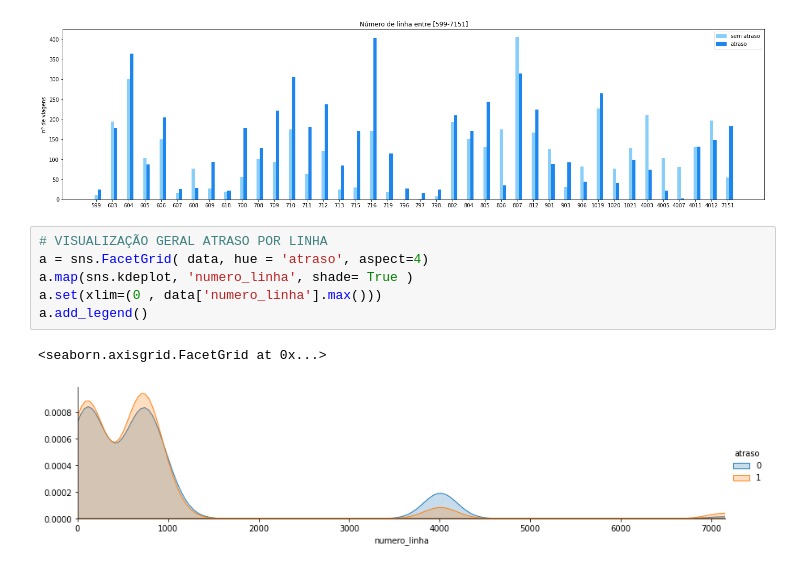
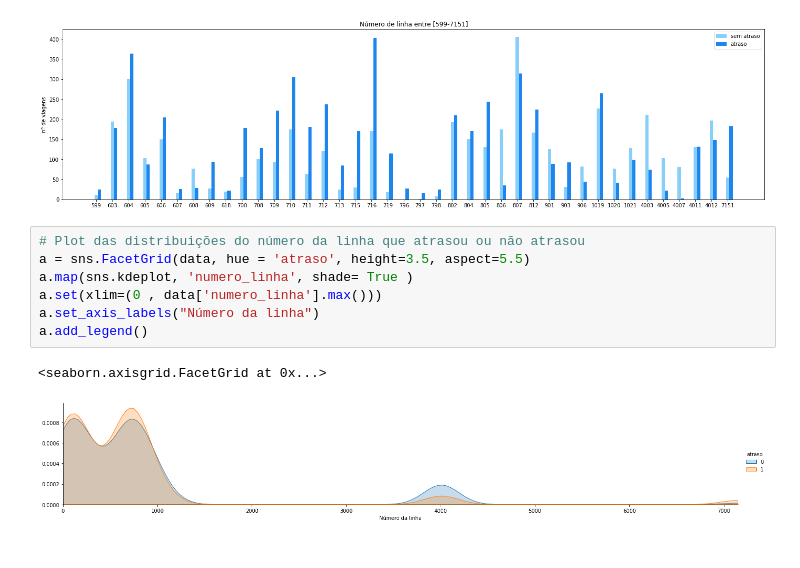
Before and after one commit to willieny/SMTT, a Jupyter notebook: SMTT.ipynb, the cells around one changed output. Saved outputs shown, nothing was run; the diff lists cells and outputs as text.

```diff
--- a/SMTT.ipynb
+++ b/SMTT.ipynb
@@ -414,11 +414,12 @@ ax1.set(title="Número de linha entre [599-7151]", ylabel="nº de viagens")
 [figure]
 [figure]
 # %%
-# VISUALIZAÇÃO GERAL ATRASO POR LINHA
-a = sns.FacetGrid( data, hue = 'atraso', aspect=4)
+# Plot das distribuições do número da linha que atrasou ou não atrasou
+a = sns.FacetGrid(data, hue = 'atraso', height=3.5, aspect=5.5)
 a.map(sns.kdeplot, 'numero_linha', shade= True )
 a.set(xlim=(0 , data['numero_linha'].max()))
+a.set_axis_labels("Número da linha")
 a.add_legend()
 # %% [output]
 <seaborn.axisgrid.FacetGrid at 0x...>
-[figure, old version]
+[figure, new version]
```
